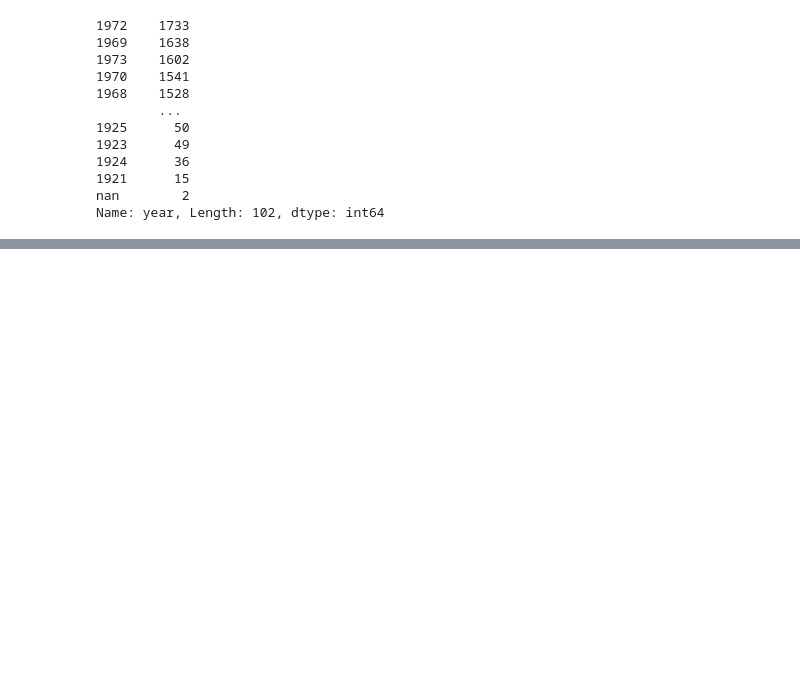
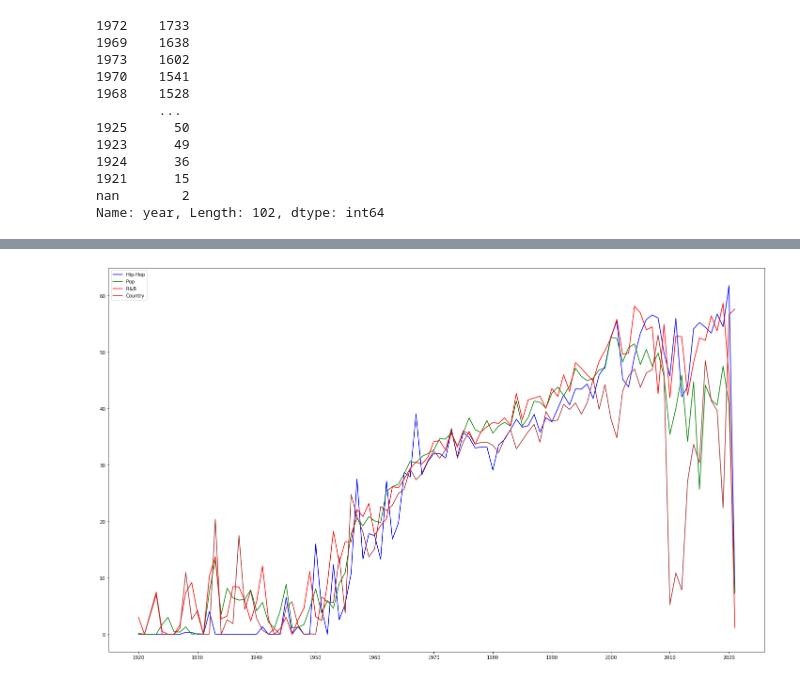
Before and after one commit to aftheiss/Music-of-Life---Project, a Jupyter notebook: spotify_starter.ipynb, the cells around one changed output, grey strips where cells are left out. Cells and saved outputs as stored; diff of their text form; code cells hidden in the pictures; blank space fills up the shorter version.

```diff
--- a/spotify_starter.ipynb
+++ b/spotify_starter.ipynb
@@ -355,0 +443,3 @@ Name: year, Length: 102, dtype: int64
+# %%
+clean_genre_ratings = genre_ratings.fillna(0).round(3)
+clean_genre_ratings
@@ -355,0 +512,28 @@ Name: year, Length: 102, dtype: int64
+# %%
+plt.figure(figsize = (25,15))
+plt.xticks(range(1920,2021,10))
+
+hip_hop, = plt.plot(years, clean_genre_ratings.loc[:, 'Hip-Hop'],
+                        color="b", label="Hip-Hop")
+pop, = plt.plot(years, clean_genre_ratings.loc[:, 'Pop'],
+                        color="g", label="Pop")
+r_b, = plt.plot(years, clean_genre_ratings.loc[:, 'R&B'],
+                        color="r", label="R&B")
+#rock, = plt.plot(years, clean_genre_ratings.loc[:, 'Rock'],
+#                        color="c", label="Rock")
+#classical, = plt.plot(years, clean_genre_ratings.loc[:, 'Classical'],
+#                        color="m", label="Classical")
+#jazz, = plt.plot(years, clean_genre_ratings.loc[:, 'Jazz'],
+#                        color="y", label="Jazz")
+#folk, = plt.plot(years, clean_genre_ratings.loc[:, 'Folk'],
+#                        color="k", label="Folk")
+country, = plt.plot(years, clean_genre_ratings.loc[:, 'Country'],
+                        color="brown", label="Country")
+
+
+
+plt.legend(loc="upper left")
+#plt.savefig("Resources/GenrePopularityOverTimehiphop.png")
+plt.show()
+# %% [output]
+[figure, added]
```
Also changed, not shown: parts of 17 cells of this notebook, 14 other files.
